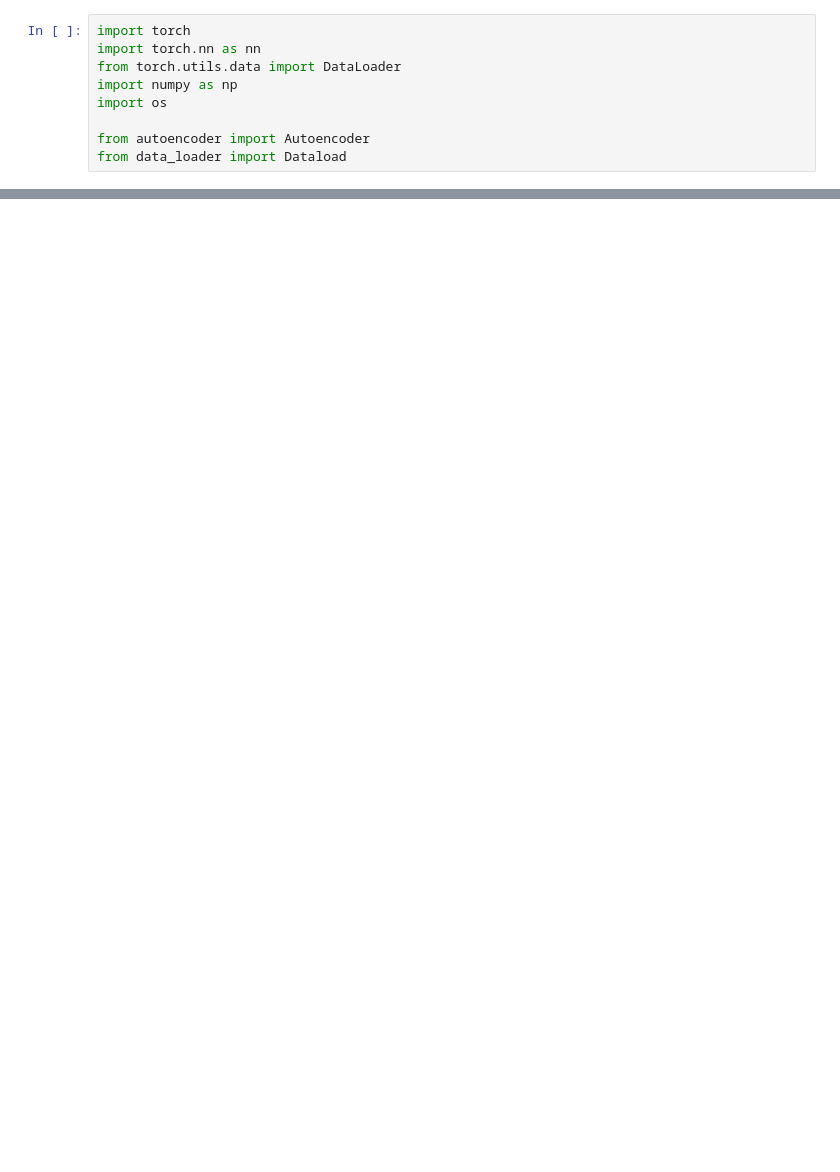
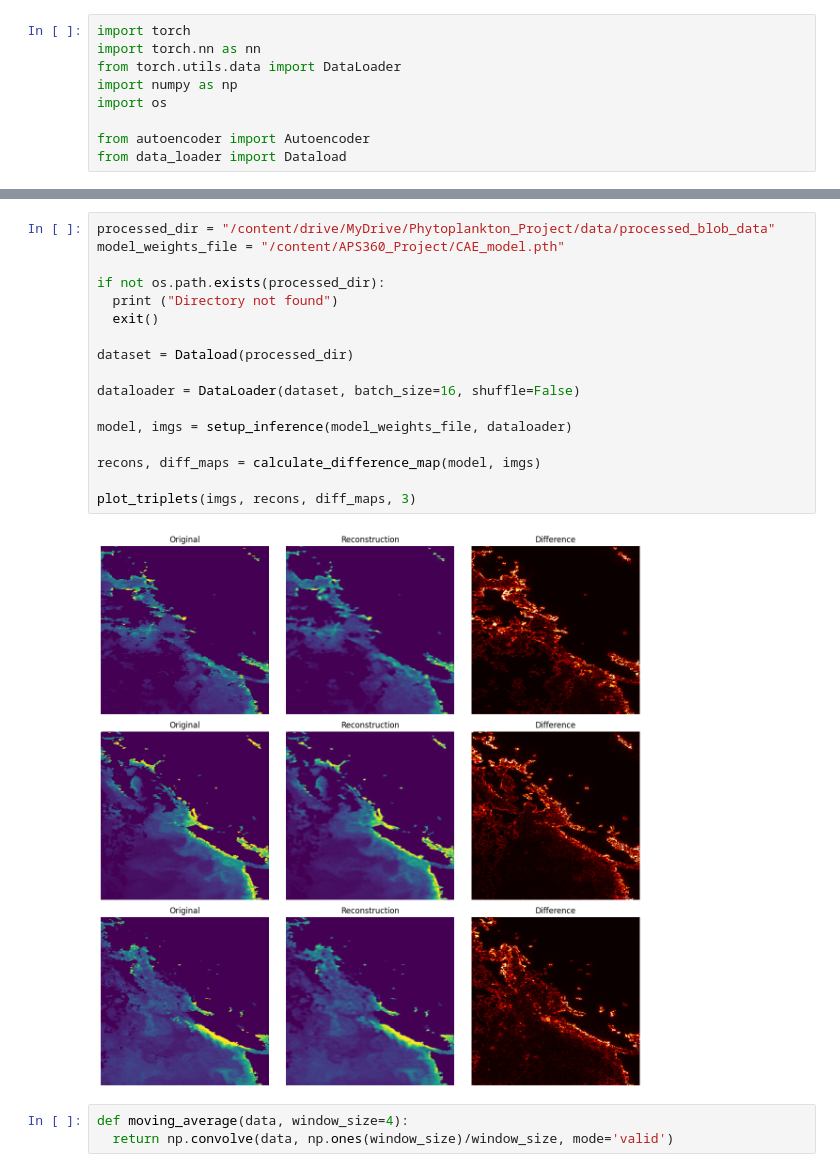
Before and after one commit to ahmed-zunaira/APS360_Project, a Jupyter notebook: notebooks/APS360_Project.ipynb, the cells around one changed output, grey strips where cells are left out. Drawn from its saved outputs; the diff is of its cells as text; blank space fills up the shorter version.

```diff
--- a/notebooks/APS360_Project.ipynb
+++ b/notebooks/APS360_Project.ipynb
@@ -259,0 +266,22 @@ print (np.array(blob_losses))
+# %%
+processed_dir = "/content/drive/MyDrive/Phytoplankton_Project/data/processed_blob_data"
+model_weights_file = "/content/APS360_Project/CAE_model.pth"
+
+if not os.path.exists(processed_dir):
+  print ("Directory not found")
+  exit()
+
+dataset = Dataload(processed_dir)
+
+dataloader = DataLoader(dataset, batch_size=16, shuffle=False)
+
+model, imgs = setup_inference(model_weights_file, dataloader)
+
+recons, diff_maps = calculate_difference_map(model, imgs)
+
+plot_triplets(imgs, recons, diff_maps, 3)
+# %% [output]
+[figure, added]
+# %%
+def moving_average(data, window_size=4):
+  return np.convolve(data, np.ones(window_size)/window_size, mode='valid')
```
Also changed, not shown: parts of 22 cells of this notebook.
